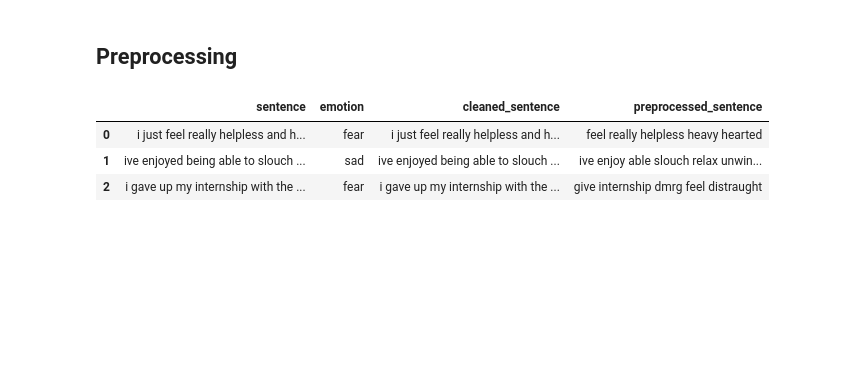
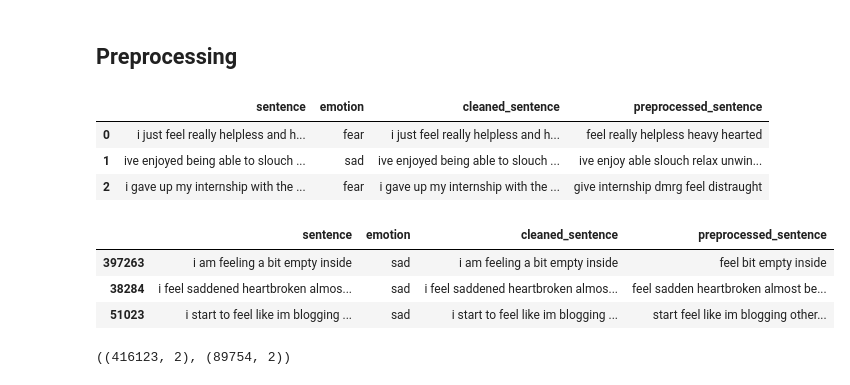
Before and after one commit to brvsf/vibecheck-ai, a Jupyter notebook: Notebook.ipynb, the cells around one changed output. Drawn from its saved outputs; the diff is of its cells as text; code cells hidden in the pictures; blank space fills up the shorter version.

```diff
--- a/Notebook.ipynb
+++ b/Notebook.ipynb
@@ -369,6 +391,16 @@ df_processed.head(3)
 | 0 | i just feel really helpless and h... | fear | i just feel really helpless and h... | feel really helpless heavy hearted |
 | 1 | ive enjoyed being able to slouch ... | sad | ive enjoyed being able to slouch ... | ive enjoy able slouch relax unwin... |
 | 2 | i gave up my internship with the ... | fear | i gave up my internship with the ... | give internship dmrg feel distraught |
+# %%
+df_balanced_processed = df_balanced.copy()
+df_balanced_processed['cleaned_sentence'] = df_balanced_processed['sentence'].apply(Cleaning.full_cleaning)
+df_balanced_processed['preprocessed_sentence'] = df_balanced_processed['cleaned_sentence'].apply(Preprocessing.preprocessor)
+df_balanced_processed.head(3)
+# %% [output]
+|  | sentence | emotion | cleaned_sentence | preprocessed_sentence |
+| 397263 | i am feeling a bit empty inside | sad | i am feeling a bit empty inside | feel bit empty inside |
+| 38284 | i feel saddened heartbroken almos... | sad | i feel saddened heartbroken almos... | feel sadden heartbroken almost be... |
+| 51023 | i start to feel like im blogging ... | sad | i start to feel like im blogging ... | start feel like im blogging other... |
 # %%
 df_processed.drop(columns=['sentence', 'cleaned_sentence'],inplace=True)
 df_processed.to_csv('raw_data/preprocessed_combined_emotion.csv')
@@ -374,0 +410,4 @@ df_processed.to_csv('raw_data/preprocessed_combined_emotion.csv')
+# %%
+df_processed.shape, df_balanced_processed.shape
+# %% [output]
+((416123, 2), (89754, 2))
```
Also changed, not shown: parts of 4 cells of this notebook, 1 other file.
